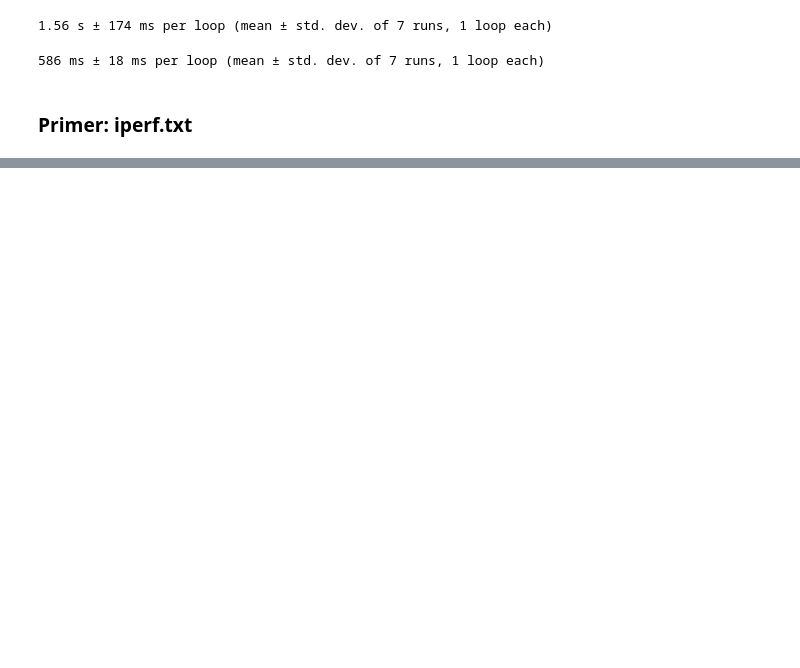
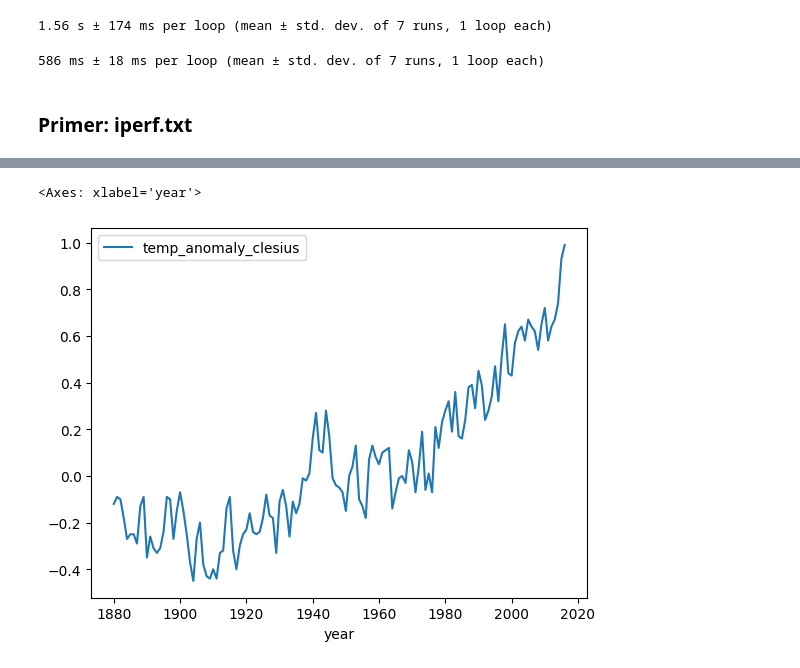
Before and after one commit to icta-tecaji/python-data-analysis-public, a Jupyter notebook: Del_05_Uvoz_podatkov/05_Uvoz_podatkov_CLEAN.ipynb, the cells around one changed output, grey strips where cells are left out. Saved outputs shown, nothing was run; the diff lists cells and outputs as text; code cells hidden in the pictures; blank space fills up the shorter version.

```diff
--- a/Del_05_Uvoz_podatkov/05_Uvoz_podatkov_CLEAN.ipynb
+++ b/Del_05_Uvoz_podatkov/05_Uvoz_podatkov_CLEAN.ipynb
@@ -130,0 +220,8 @@ mpls
+# %%
+# 1. način
+oceans = pd.read_json("data/ocenas.json", orient="columns")
+oceans = oceans.drop(columns=["description"], index=["title", "units", "base_period", "missing"])
+oceans.index.name = "year"
+oceans = oceans.rename(columns={"data": "temp_anomaly_clesius"})
+oceans.index = pd.to_datetime(oceans.index).year
+oceans.head()
@@ -130,0 +236,5 @@ mpls
+# %%
+oceans.plot()
+# %% [output]
+<Axes: xlabel='year'>
+[figure, added]
```
Also changed, not shown: parts of 38 cells of this notebook, 6 other files.
